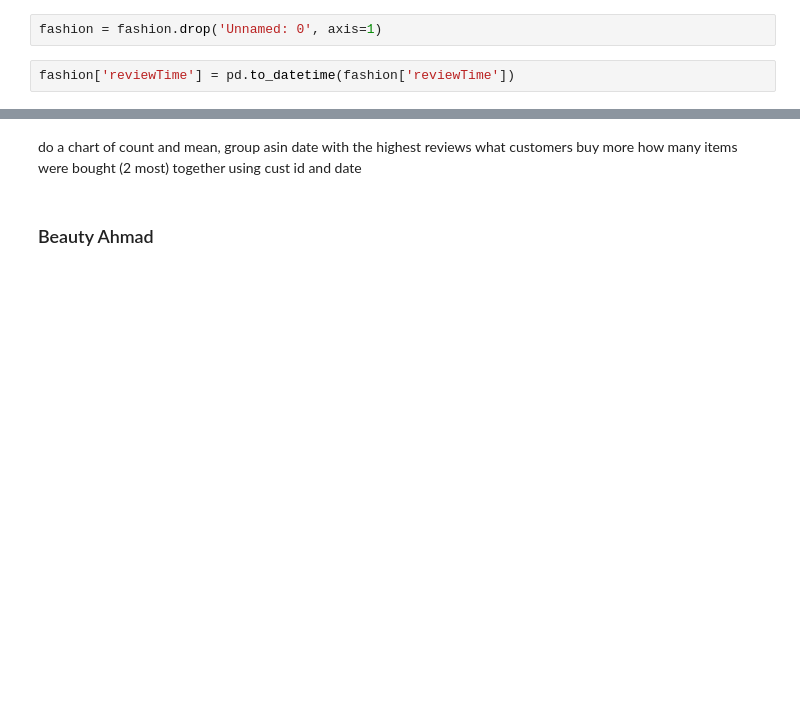
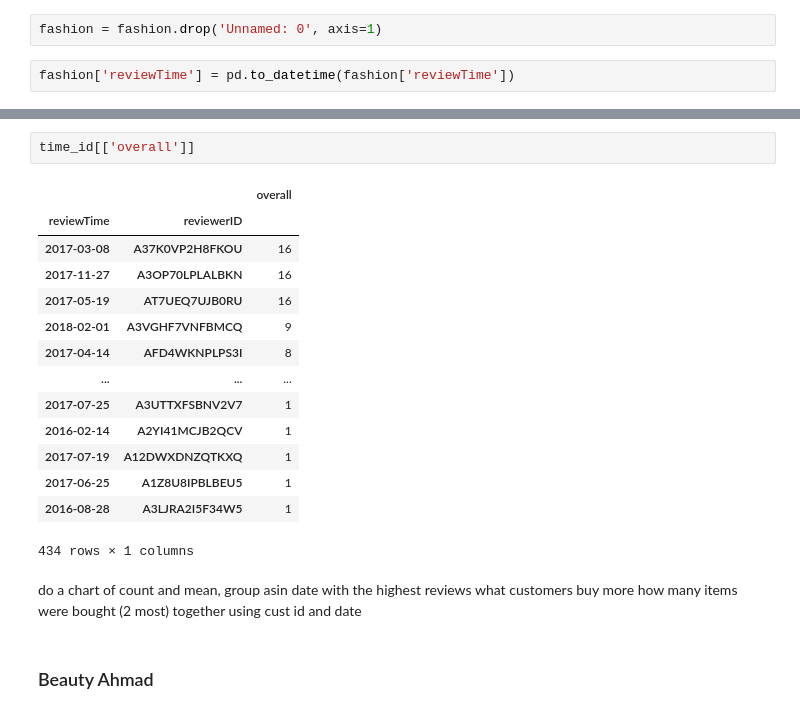
Before and after one commit to ahmadbashorun/AI6-amazon-reviews-EDA-project, a Jupyter notebook: Project (Amazon review).ipynb, the cells around one changed output, grey strips where cells are left out. Saved outputs shown, nothing was run; the diff lists cells and outputs as text; blank space fills up the shorter version.

```diff
--- a/Project (Amazon review).ipynb
+++ b/Project (Amazon review).ipynb
@@ -199,3 +218,20 @@ fashion['asin'].nunique()
+# %%
+time_id[['overall']]
+# %% [output]
+|  |  | overall |
+| reviewTime | reviewerID |  |
+| 2017-03-08 | A37K0VP2H8FKOU | 16 |
+| 2017-11-27 | A3OP70LPLALBKN | 16 |
+| 2017-05-19 | AT7UEQ7UJB0RU | 16 |
+| 2018-02-01 | A3VGHF7VNFBMCQ | 9 |
+| 2017-04-14 | AFD4WKNPLPS3I | 8 |
+| ... | ... | ... |
+| 2017-07-25 | A3UTTXFSBNV2V7 | 1 |
+| 2016-02-14 | A2YI41MCJB2QCV | 1 |
+| 2017-07-19 | A12DWXDNZQTKXQ | 1 |
+| 2017-06-25 | A1Z8U8IPBLBEU5 | 1 |
+| 2016-08-28 | A3LJRA2I5F34W5 | 1 |
+434 rows × 1 columns
 # %% [markdown]
 do a chart of count and mean, group asin
 date with the highest reviews
```
Also changed, not shown: parts of 7 cells of this notebook.
